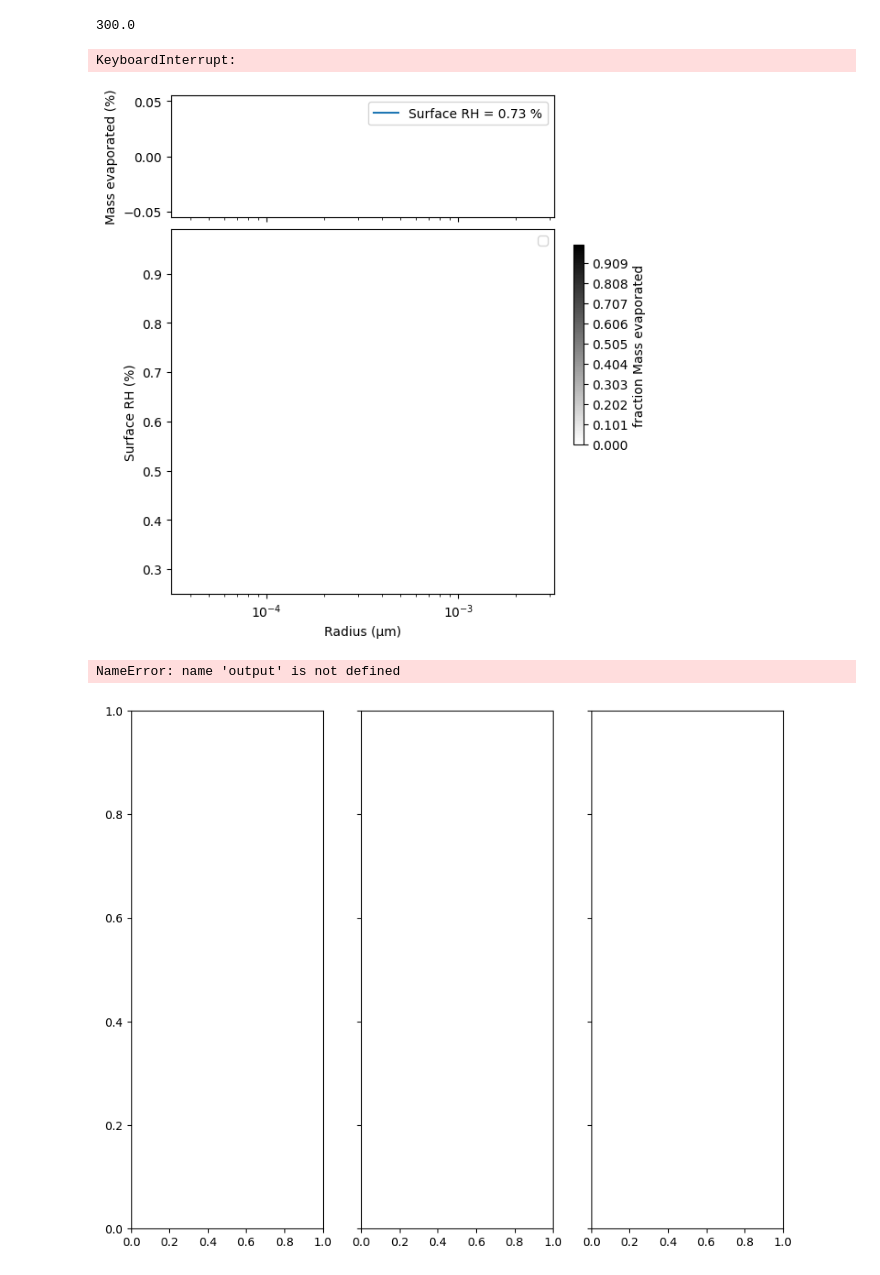
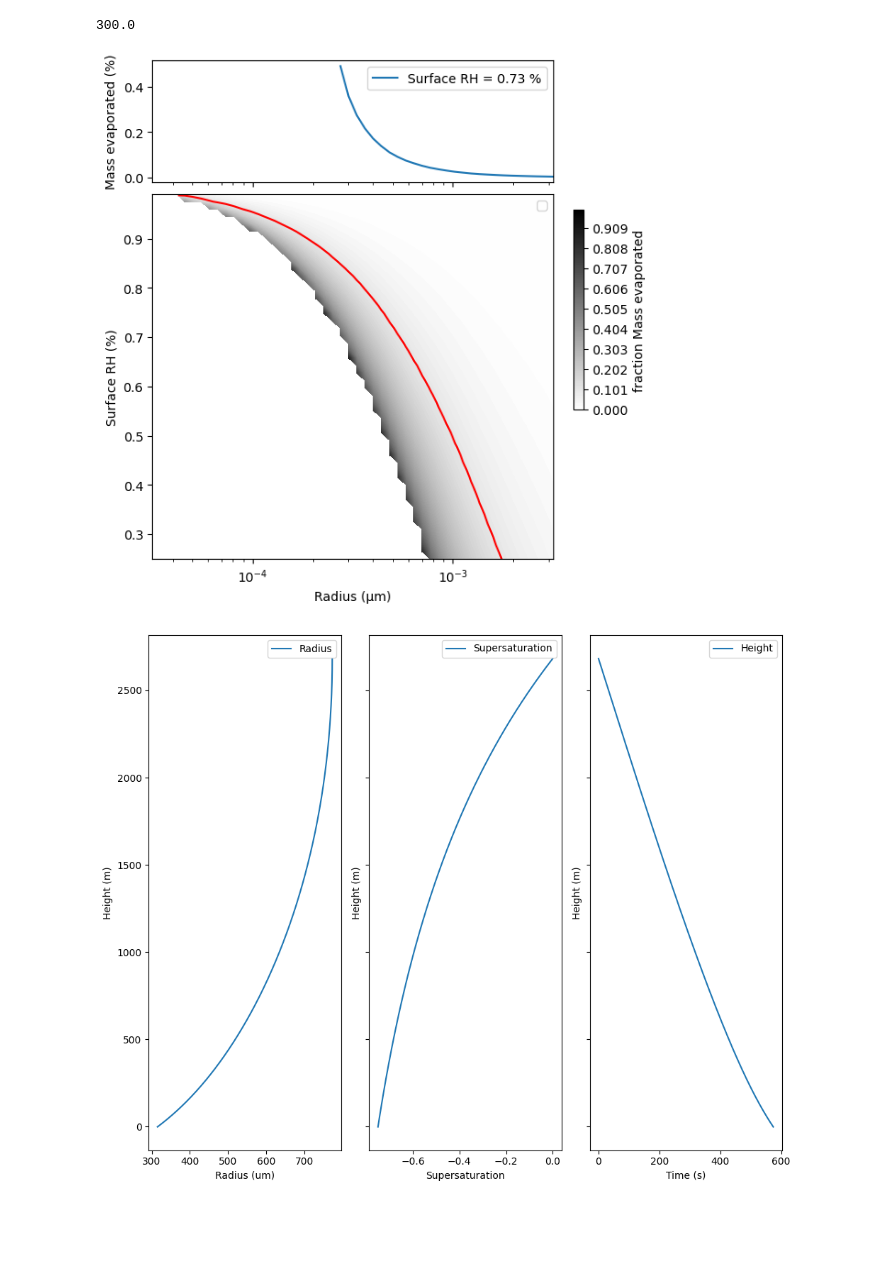
Before and after one commit to AlienRainEnjoyers/PySDM, a Jupyter notebook: examples/PySDM_examples/Loftus_and_Wordsworth_2021/figure_2.ipynb, the cells around one changed output. Saved outputs shown, nothing was run; the diff lists cells and outputs as text; code cells hidden in the pictures; blank space fills up the shorter version.

```diff
--- a/examples/PySDM_examples/Loftus_and_Wordsworth_2021/figure_2.ipynb
+++ b/examples/PySDM_examples/Loftus_and_Wordsworth_2021/figure_2.ipynb
@@ -116,7 +44,7 @@ const = formulae.constants
 def mix(dry,vap,ratio):
     return (dry + ratio * vap)/(1 + ratio)
 
-def compute_one_RH(output_matrix, i, RH):
+def compute_one_RH(i, RH):
     """
     Compute one row of the output_matrix for a given RH.
     Returns a 1D numpy array of length len(radius_array).
@@ -150,6 +78,8 @@ def compute_one_RH(output_matrix, i, RH):
         significant=4
         )
 
+    output = None
+    row_data = np.full(len(radius_array), np.nan)
     for j,r in enumerate(radius_array[::-1]):
         settings = Settings(
                     planet=new_Earth,
@@ -166,20 +96,23 @@ def compute_one_RH(output_matrix, i, RH):
         try:
             output = simulation.run()
             if output['z'][-1] > 0:
-                output_matrix[i, j] = np.nan
+                row_data[j] = np.nan
                 break
             else:
-                print(f"ADDED! i={i}, j={j}, RH={RH}, r={r}")
-                output_matrix[i, j] = 1 - (output['r'][-1] /(r*1e6))
+                row_data[j] = 1 - (output['r'][-1] /(r*1e6))
         except Exception as _:
             break
+
+    return i, row_data, output
 # %%
-with tqdm_joblib(tqdm(desc="RH‐sweep", total=len(RH_array))) as progress:
-    all_rows = Parallel(n_jobs=os.cpu_count())(
-        delayed(compute_one_RH)(output_matrix, i, RH) for i, RH in enumerate(RH_array[::-1])
-    )
+all_rows = Parallel(n_jobs=os.cpu_count())(
+    delayed(compute_one_RH)(i, RH) for i, RH in enumerate(RH_array[::-1])
+)
+
+last_output = None
+for i, row_data, output in all_rows:
+    output_matrix[i] = row_data
+    last_output = output
-# %% [output]
-KeyboardInterrupt:
 # %%
 row_data = output_matrix[18, ::-1]  # Reverse the row for plotting
 fig,ax = plt.subplots(2, 1, figsize=(6, 6),sharex=True,gridspec_kw={"height_ratios": [1, 3]},constrained_layout=True)
@@ -208,22 +141,21 @@ ax[1].contour(radius_array,RH_array[::-1],output_matrix[:,::-1], levels=contour_
 ax[1].legend()
 plt.show()
 # %% [output]
-[figure, old version]
+[figure, new version]
 # %%
 fig,axs = plt.subplots(1, 3, figsize=(10, 8),sharey=True)
-axs[0].plot(output["r"], output["z"], label="Radius")
+axs[0].plot(last_output["r"], last_output["z"], label="Radius")
 axs[0].set_ylabel("Height (m)")
 axs[0].set_xlabel("Radius (um)")
 axs[0].legend()
-axs[1].plot(output["S"], output["z"], label="Supersaturation")
+axs[1].plot(last_output["S"], last_output["z"], label="Supersaturation")
 axs[1].set_xlabel("Supersaturation")
 axs[1].set_ylabel("Height (m)")
 axs[1].legend()
-axs[2].plot(output["t"], output["z"], label="Height")
+axs[2].plot(last_output["t"], last_output["z"], label="Height")
 axs[2].set_ylabel("Height (m)")
 axs[2].set_xlabel("Time (s)")
 axs[2].legend()
 plt.tight_layout()
 # %% [output]
-NameError: name 'output' is not defined
-[figure, old version]
+[figure, new version]
```
Also changed, not shown: parts of 4 cells of this notebook.
